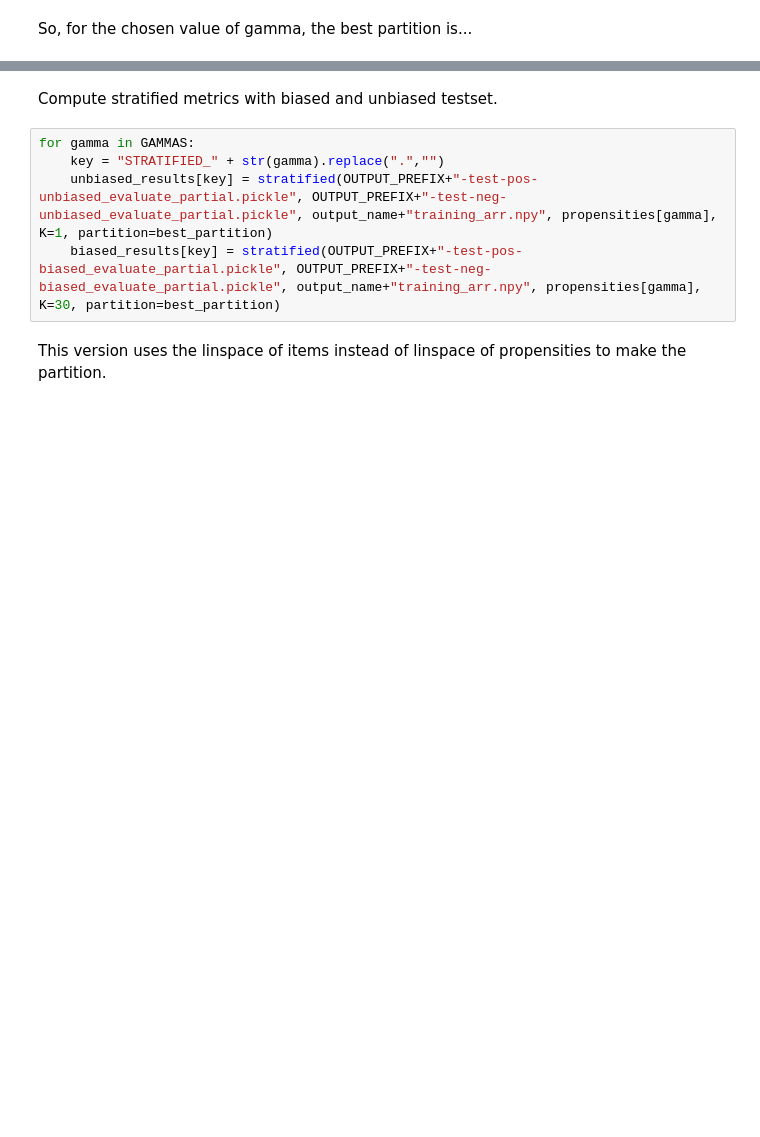
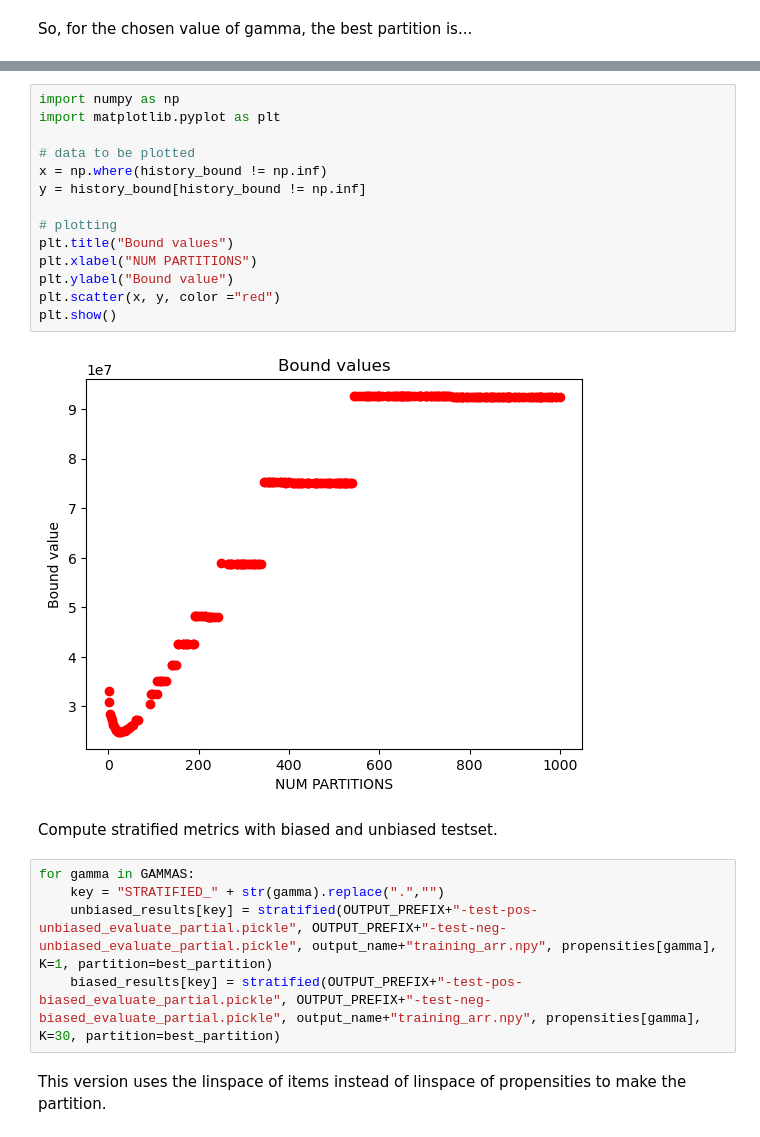
Before and after one commit to peetceenatoo/my-first-research-project, a Jupyter notebook: Implementation/yahoo_ymusic_v1/Analysis.ipynb, the cells around one changed output, grey strips where cells are left out. Cells and saved outputs as stored; diff of their text form; blank space fills up the shorter version.

```diff
--- a/Implementation/yahoo_ymusic_v1/Analysis.ipynb
+++ b/Implementation/yahoo_ymusic_v1/Analysis.ipynb
@@ -364,3 +385,19 @@ plt.show()
+# %%
+import numpy as np
+import matplotlib.pyplot as plt
+
+# data to be plotted
+x = np.where(history_bound != np.inf)
+y = history_bound[history_bound != np.inf]
+
+# plotting
+plt.title("Bound values")
+plt.xlabel("NUM PARTITIONS")
+plt.ylabel("Bound value")
+plt.scatter(x, y, color ="red")
+plt.show()
+# %% [output]
+[figure, added]
 # %% [markdown]
 Compute stratified metrics with biased and unbiased testset.
 # %%
```
Also changed, not shown: parts of 8 cells of this notebook.
